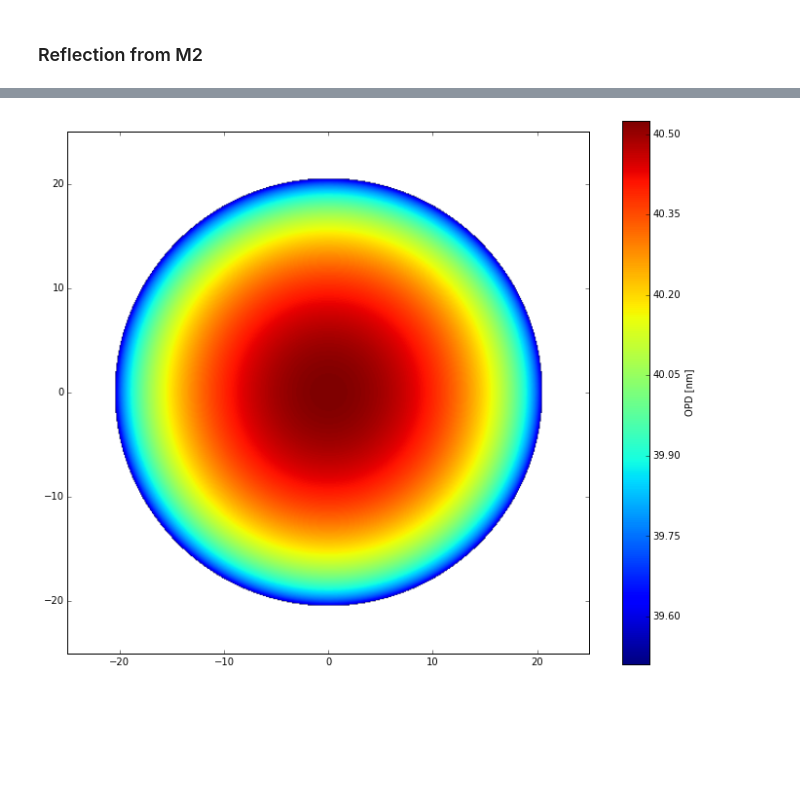
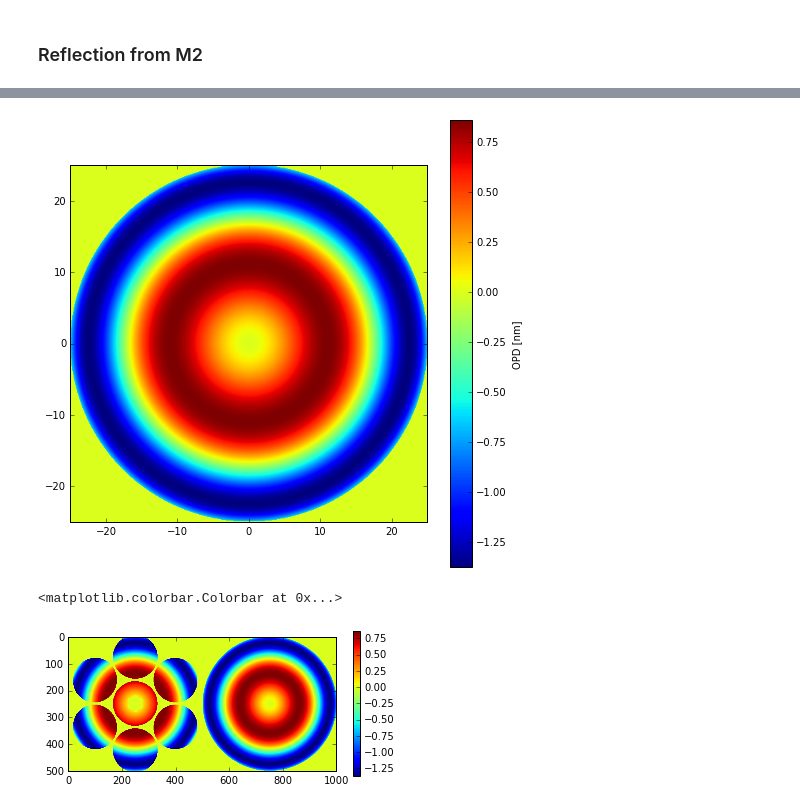
Before and after one commit to rconan/CEO, a Jupyter notebook: rayTracing/GMT-FullAperture.ipynb, the cells around one changed output, grey strips where cells are left out. Drawn from its saved outputs; the diff is of its cells as text; code cells hidden in the pictures; blank space fills up the shorter version.

```diff
--- a/rayTracing/GMT-FullAperture.ipynb
+++ b/rayTracing/GMT-FullAperture.ipynb
@@ -22,10 +18,4 @@ D = 25
 nPx = 500
 radius = D
 n_radius = nPx
-src  = ceo.Source("R",rays_box_size=D,rays_box_sampling=nPx,rays_origin=[0.0,0.0,-1.0])
-rays_coord = src.rays.coordinates.host()
-xr = rays_coord[:,0]
-yr = rays_coord[:,1]
-zr = rays_coord[:,2]
-#print xr
-#print yr
+src  = ceo.Source("R",rays_box_size=D,rays_box_sampling=nPx,rays_origin=[0.0,0.0,25.0])
@@ -105,13 +74,13 @@ array([[ nan,  nan,  nan],
 # %%
-opd = src.rays.optical_path_difference.host().reshape(nPx,nPx)
+opd = src.rays.optical_path_difference.host(units='nm').reshape(nPx,nPx)
 from matplotlib import cm
-fig = plt.figure(figsize=(12,10))
+fig = plt.figure(figsize=(8,8))
 #ax = fig.add_subplot(111, projection='3d')
 #opd_surf = ax.plot_trisurf(xr[0,:],yr[0,:],opd[0,:],cmap=cm.jet,linewidth=0,antialiased=False,shade=True)
 ext = (-radius,radius,-radius,radius)
 ax = imshow(opd,extent=ext)
 #ax.view_init(elev=90,azim=90)
 h = fig.colorbar(ax)
 h.set_label('OPD [nm]')
 # %% [output]
-[figure, old version]
+[figure, new version]
@@ -119,0 +87,7 @@ np.std(opd)
+# %%
+src.opd2phase()
+imshow(np.concatenate((wfe,src.phase.host(units='nm')),axis=1))
+colorbar(shrink=0.65)
+# %% [output]
+<matplotlib.colorbar.Colorbar at 0x...>
+[figure, added]
```
Also changed, not shown: parts of 13 cells of this notebook, 3 other files.
